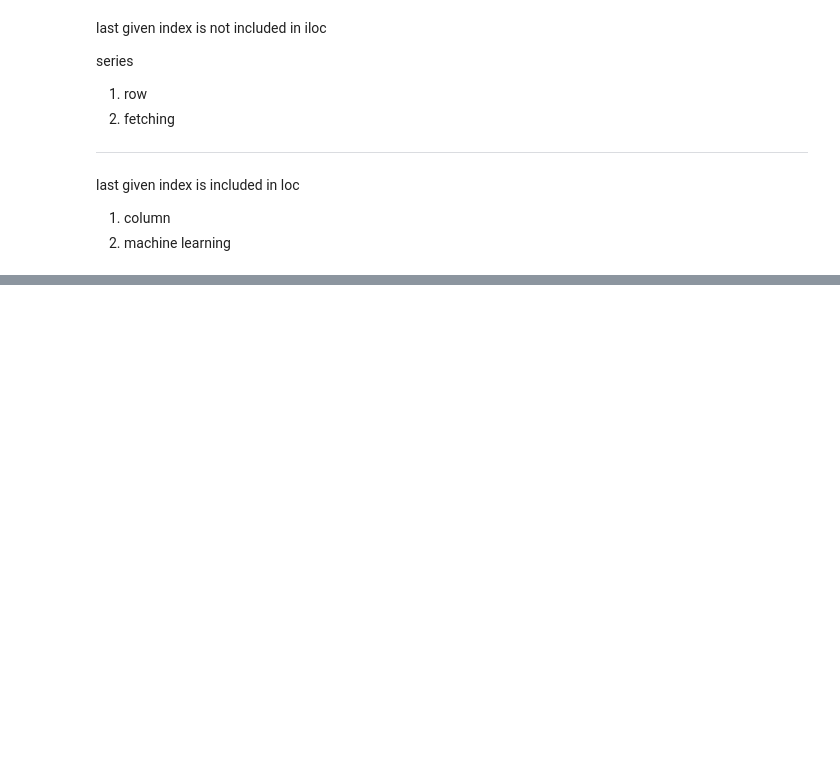
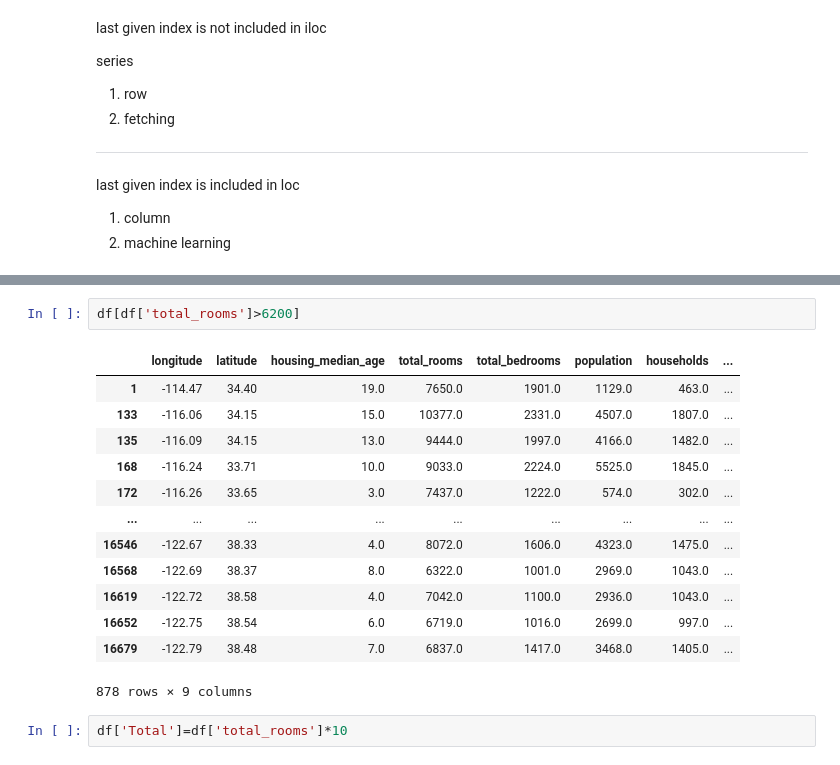
Before and after one commit to sanjana1391/Sanjana-DAML-2021-22, a Jupyter notebook: pandas.ipynb, the cells around one changed output, grey strips where cells are left out. Saved outputs shown, nothing was run; the diff lists cells and outputs as text; blank space fills up the shorter version.

```diff
--- a/pandas.ipynb
+++ b/pandas.ipynb
@@ -185,0 +206,18 @@ last given index is  included in loc
+# %%
+df[df['total_rooms']>6200]
+# %% [output]
+|  | longitude | latitude | housing_median_age | total_rooms | total_bedrooms | population | households | ... |
+| 1 | -114.47 | 34.40 | 19.0 | 7650.0 | 1901.0 | 1129.0 | 463.0 | ... |
+| 133 | -116.06 | 34.15 | 15.0 | 10377.0 | 2331.0 | 4507.0 | 1807.0 | ... |
+| 135 | -116.09 | 34.15 | 13.0 | 9444.0 | 1997.0 | 4166.0 | 1482.0 | ... |
+| 168 | -116.24 | 33.71 | 10.0 | 9033.0 | 2224.0 | 5525.0 | 1845.0 | ... |
+| 172 | -116.26 | 33.65 | 3.0 | 7437.0 | 1222.0 | 574.0 | 302.0 | ... |
+| ... | ... | ... | ... | ... | ... | ... | ... | ... |
+| 16546 | -122.67 | 38.33 | 4.0 | 8072.0 | 1606.0 | 4323.0 | 1475.0 | ... |
+| 16568 | -122.69 | 38.37 | 8.0 | 6322.0 | 1001.0 | 2969.0 | 1043.0 | ... |
+| 16619 | -122.72 | 38.58 | 4.0 | 7042.0 | 1100.0 | 2936.0 | 1043.0 | ... |
+| 16652 | -122.75 | 38.54 | 6.0 | 6719.0 | 1016.0 | 2699.0 | 997.0 | ... |
+| 16679 | -122.79 | 38.48 | 7.0 | 6837.0 | 1417.0 | 3468.0 | 1405.0 | ... |
+878 rows × 9 columns
+# %%
+df['Total']=df['total_rooms']*10
```
Also changed, not shown: parts of 17 cells of this notebook.
